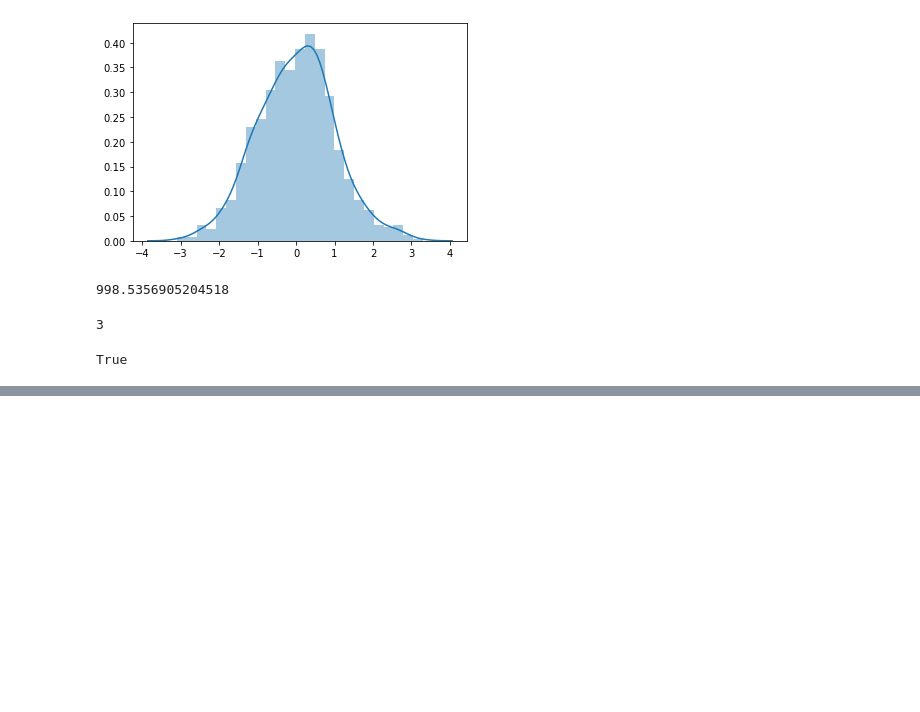
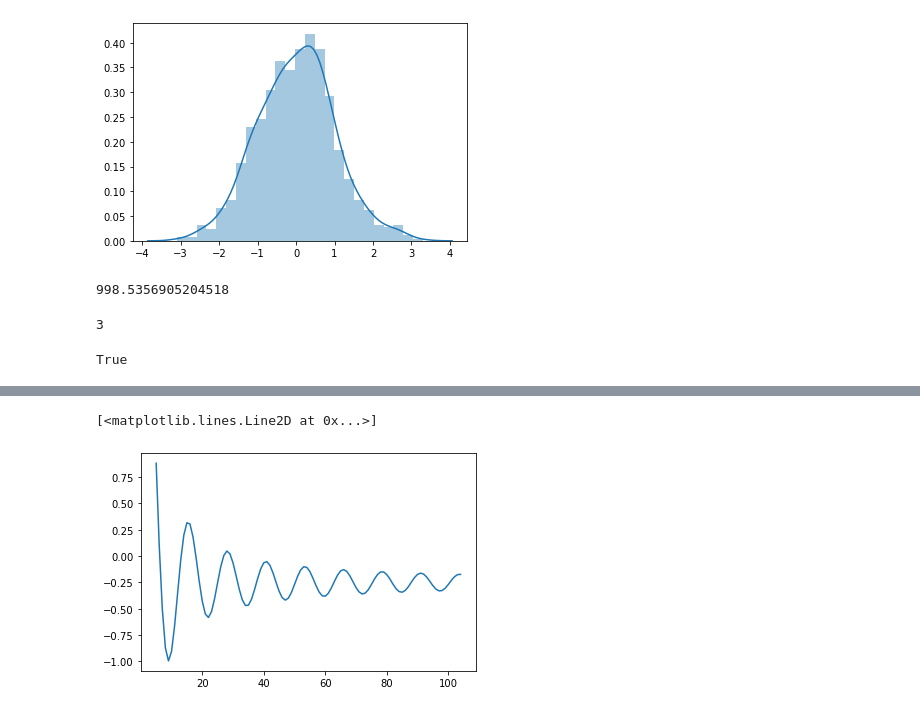
Before and after one commit to riccardopoiani/trio-non-stationary-meta-rl, a Jupyter notebook: notebooks/Shmem.ipynb, the cells around one changed output, grey strips where cells are left out. Drawn from its saved outputs; the diff is of its cells as text; code cells hidden in the pictures; blank space fills up the shorter version.

```diff
--- a/notebooks/Shmem.ipynb
+++ b/notebooks/Shmem.ipynb
@@ -1325,0 +1333,8 @@ True
+# %%
+x = np.arange(100)
+x = x + 5
+y = (-np.tanh(x/16) + (np.sin(x/2)/(x/32)))/4  # CHEETAH QUADRATIC DECELERATION
+plt.plot(x, y)
+# %% [output]
+[<matplotlib.lines.Line2D at 0x...>]
+[figure, added]
```
Also changed, not shown: parts of 5 cells of this notebook, 25 other files.
